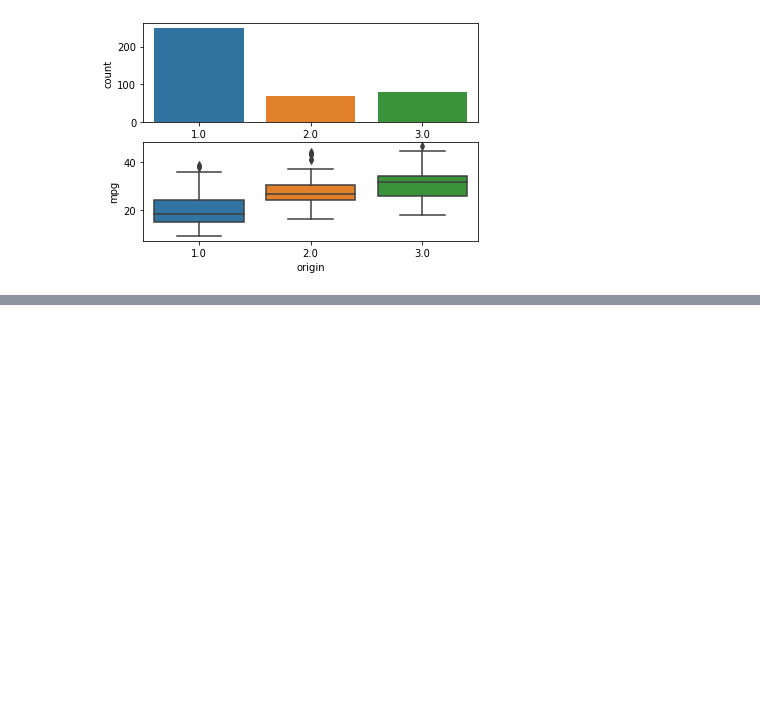
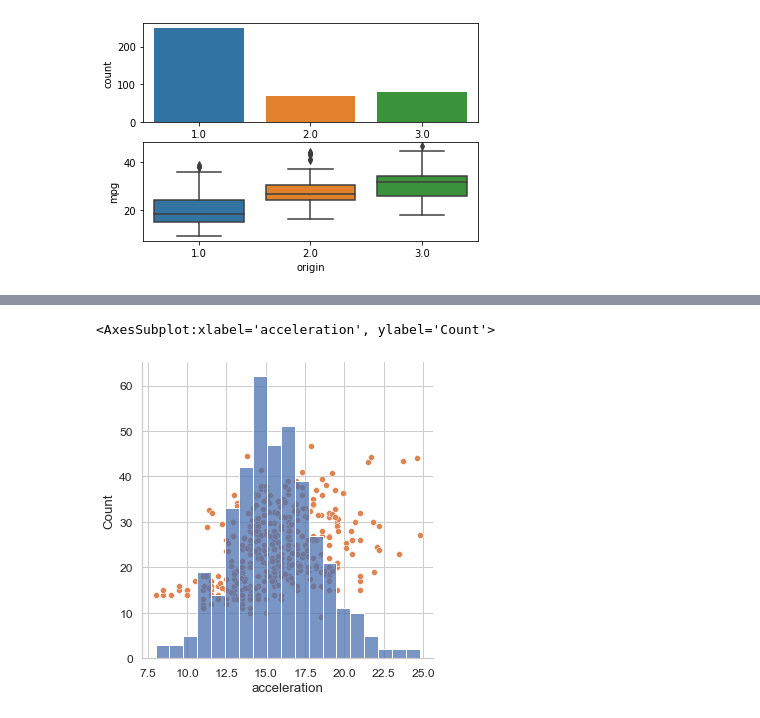
Before and after one commit to jsparraq/mpg-prediction, a Jupyter notebook: MPG Test - Data Exploratory.ipynb, the cells around one changed output, grey strips where cells are left out. Saved outputs shown, nothing was run; the diff lists cells and outputs as text; code cells hidden in the pictures; blank space fills up the shorter version.

```diff
--- a/MPG Test - Data Exploratory.ipynb
+++ b/MPG Test - Data Exploratory.ipynb
@@ -204,0 +186,6 @@ sns.boxplot(data = auto_mpg_data, x='origin', y='mpg' , ax = ax2)
+# %%
+sns.displot(auto_mpg_data, x='acceleration')
+sns.scatterplot(data=auto_mpg_data, x="acceleration", y="mpg")
+# %% [output]
+<AxesSubplot:xlabel='acceleration', ylabel='Count'>
+[figure, added]
```
Also changed, not shown: parts of 10 cells of this notebook.
